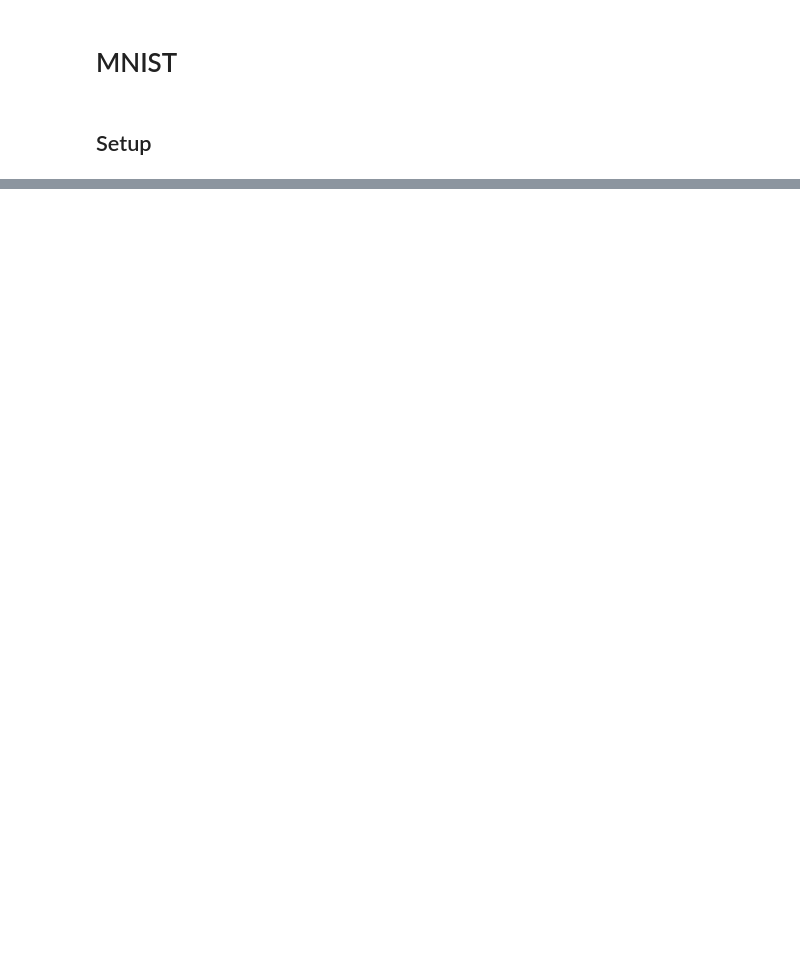
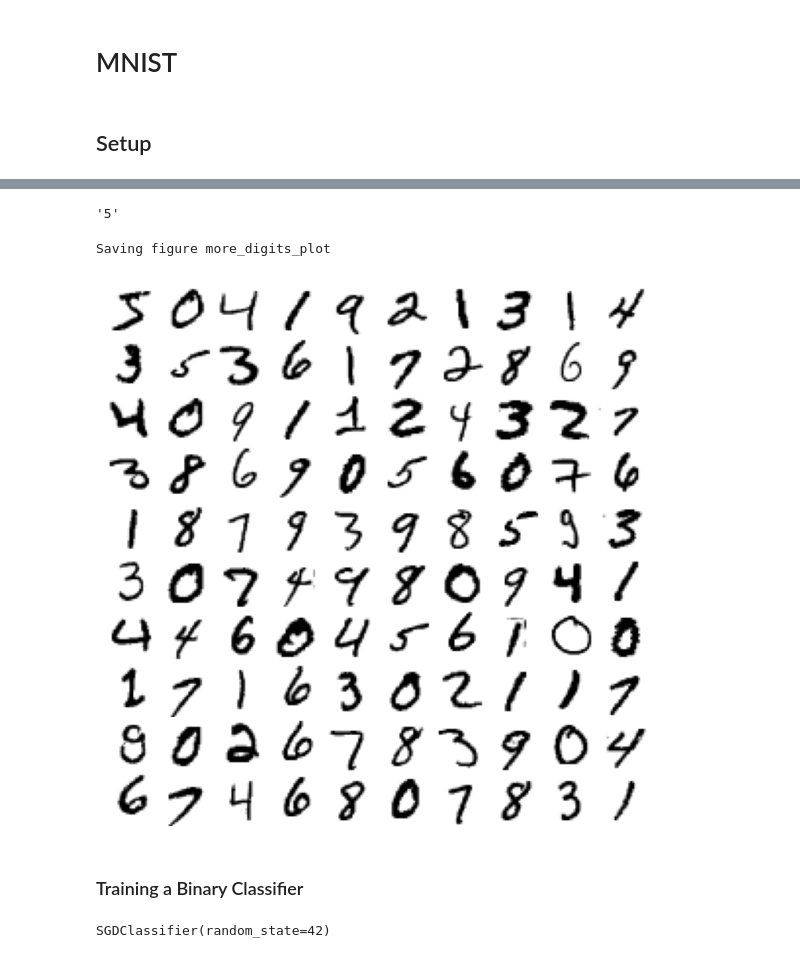
Before and after one commit to HyanLucas/MNIST, a Jupyter notebook: notebooks/mnist_classification.ipynb, the cells around one changed output, grey strips where cells are left out. Cells and saved outputs as stored; diff of their text form; code cells hidden in the pictures; blank space fills up the shorter version.

```diff
--- a/notebooks/mnist_classification.ipynb
+++ b/notebooks/mnist_classification.ipynb
@@ -53,0 +74,15 @@ dict_keys(['data', 'target', 'frame', 'categories', 'feature_names', 'target_nam
+# %%
+y[0]
+# %% [output]
+'5'
+# %%
+plt.figure(figsize=(9, 9))
+for idx, image_data in enumerate(X[:100]):
+    plt.subplot(10, 10, idx + 1)
+    plot_digit(image_data)
+plt.subplots_adjust(wspace=0, hspace=0)
+save_fig("more_digits_plot", IMAGES_PATH,tight_layout=False)
+plt.show()
+# %% [output]
+Saving figure more_digits_plot
+[figure, added]
@@ -53,0 +93,2 @@ dict_keys(['data', 'target', 'frame', 'categories', 'feature_names', 'target_nam
+# %% [markdown]
+### Training a Binary Classifier
@@ -53,0 +98,7 @@ dict_keys(['data', 'target', 'frame', 'categories', 'feature_names', 'target_nam
+# %%
+from sklearn.linear_model import SGDClassifier
+
+sgd_clf = SGDClassifier(random_state=42)
+sgd_clf.fit(X_train, y_train_5)
+# %% [output]
+SGDClassifier(random_state=42)
```
Also changed, not shown: parts of 26 cells of this notebook, 2 other files.
